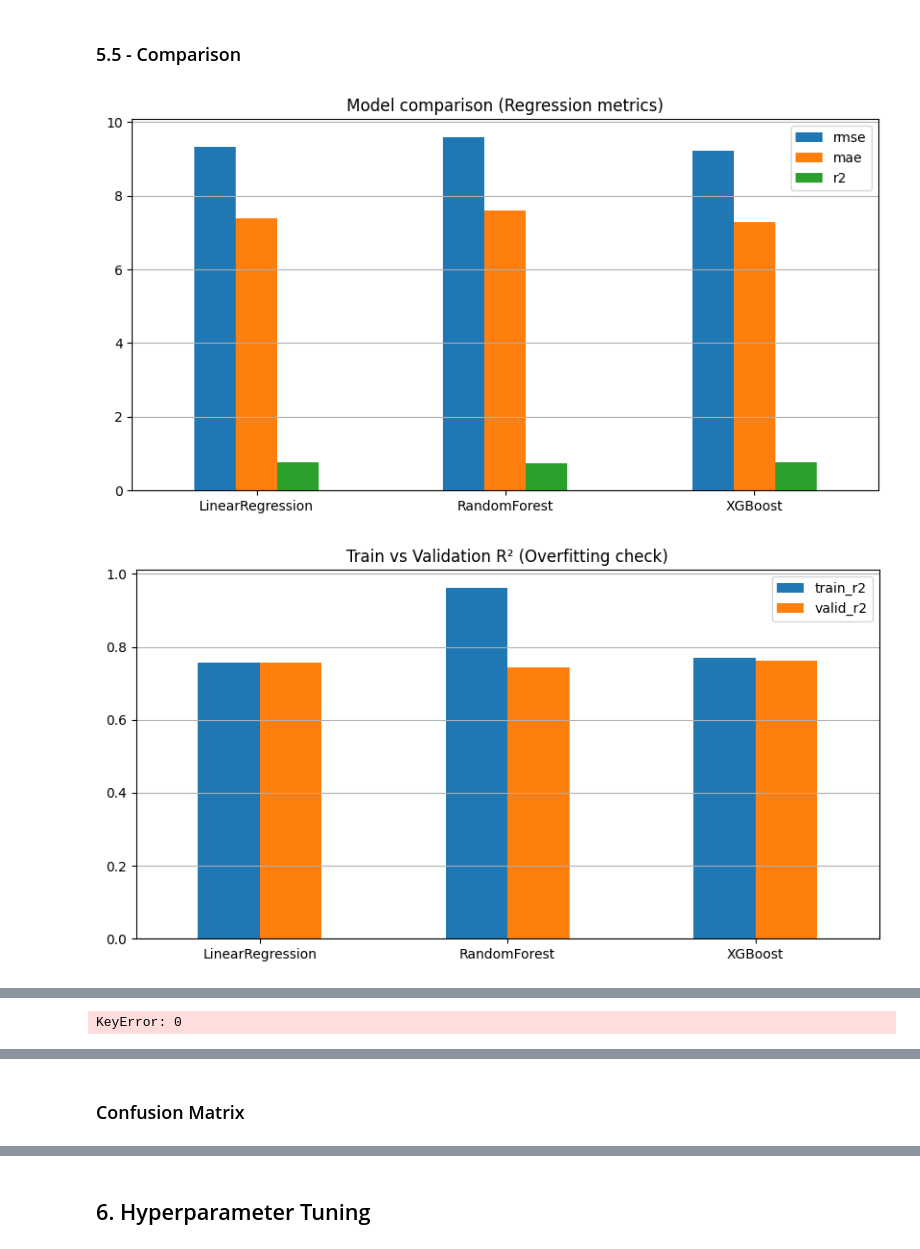
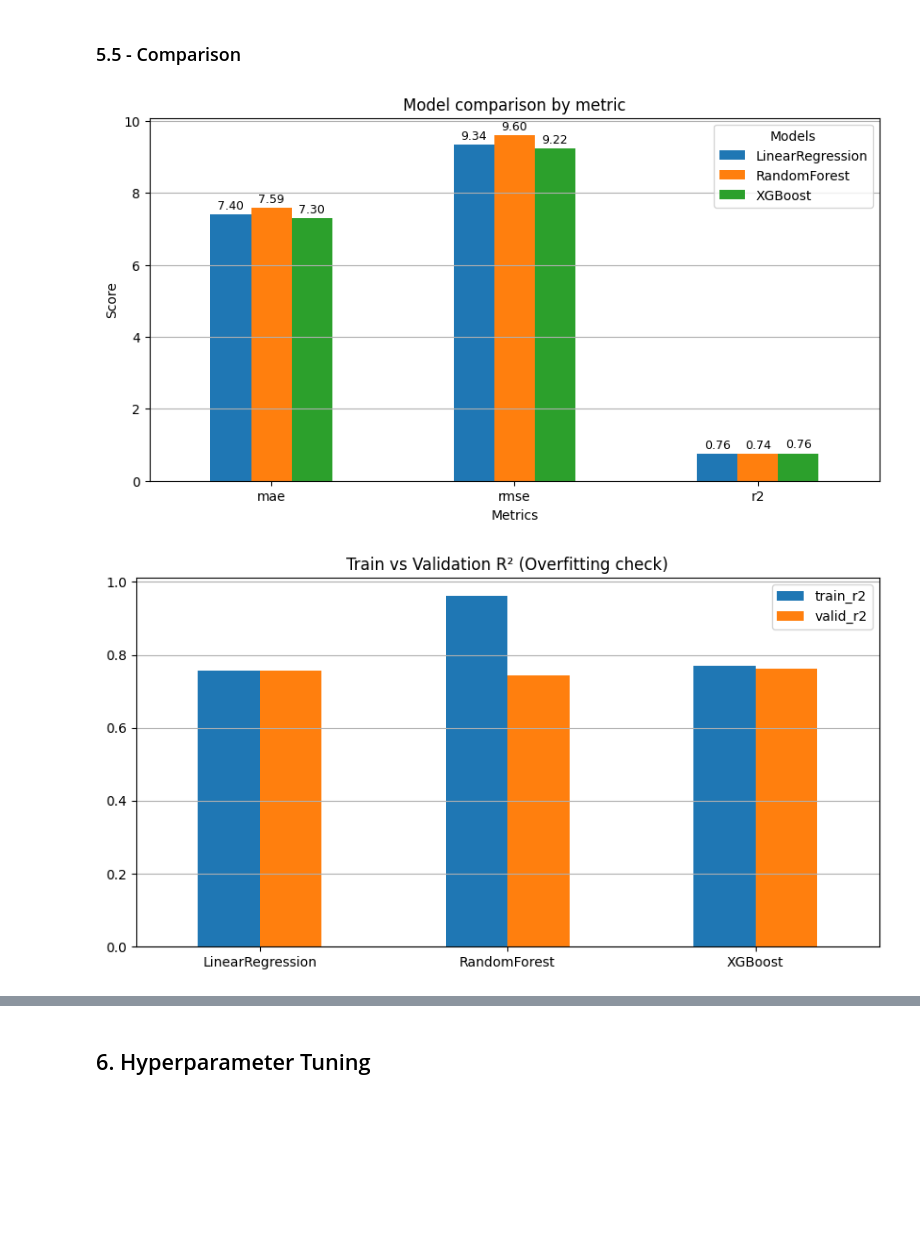
Before and after one commit to Muten-Roshi-Sama/MachineLearningLabs_4eiai40, a Jupyter notebook: Project2026/failure_prediction.ipynb, the cells around one changed output, grey strips where cells are left out. Drawn from its saved outputs; the diff is of its cells as text; code cells hidden in the pictures; blank space fills up the shorter version.

Commit message:
Graph analysis of model differences.

```diff
--- a/Project2026/failure_prediction.ipynb
+++ b/Project2026/failure_prediction.ipynb
@@ -2432,49 +2434,56 @@ comparison_df.sort_values("gap")
 
 
 # Plot MAE, RMSE, R2
-metrics = ["rmse", "mae", "r2"]
-comparison_df[metrics].plot(kind="bar", figsize=(10,5))
-plt.title("Model comparison (Regression metrics)")
+metrics = ["mae", "rmse", "r2"]
+df_plot = comparison_df[metrics].T
+ax = df_plot.plot(kind="bar", figsize=(10,5))
+plt.title("Model comparison by metric")
+plt.xlabel("Metrics")
+plt.ylabel("Score")
 plt.xticks(rotation=0)
 plt.grid(axis="y")
+plt.legend(title="Models")
+for container in ax.containers:
+    ax.bar_label(container, fmt="%.2f", fontsize=9, padding=2)
 plt.show()
+
 
 # Overfitting
 comparison_df[["train_r2", "valid_r2"]].plot(kind="bar", figsize=(10,5))
 plt.title("Train vs Validation R² (Overfitting check)")
 plt.xticks(rotation=0)
 plt.grid(axis="y")
 plt.show()
+
 
 # Critical Zone error
 comparison_df["critical_mae"].plot(kind="bar", figsize=(8,4))
 plt.title("Error in critical zone (40–60)")
 plt.xticks(rotation=0)
 plt.grid(axis="y")
 plt.show()
 
 # Failure detection performance
 comparison_df[["fail_recall", "false_negatives"]].plot(kind="bar", figsize=(10,5))
 plt.title("Failure detection performance")
 plt.xticks(rotation=0)
 plt.grid(axis="y")
 plt.show()
 
 # Trade off
-plt.figure(figsize=(6,5))
-plt.scatter(comparison_df["rmse"], comparison_df["fail_recall"])
+# plt.figure(figsize=(6,5))
+# plt.scatter(comparison_df["rmse"], comparison_df["fail_recall"])
 
-for i, txt in enumerate(comparison_df.index):
-    plt.annotate(txt, (comparison_df["rmse"][i], comparison_df["fail_recall"][i]))
+# for i, txt in enumerate(comparison_df.index):
+#     plt.annotate(txt, (comparison_df["rmse"][i], comparison_df["fail_recall"][i]))
 
-plt.xlabel("RMSE (lower is better)")
-plt.ylabel("Fail recall (higher is better)")
-plt.title("Performance vs Risk trade-off")
-plt.grid()
-plt.show()
+# plt.xlabel("RMSE (lower is better)")
+# plt.ylabel("Fail recall (higher is better)")
+# plt.title("Performance vs Risk trade-off")
+# plt.grid()
+# plt.show()
 # %% [output]
-[figure, old version]
+[figure, new version]
 [figure]
 [figure]
 [figure]
-KeyError: 0
@@ -2482,2 +2489,0 @@ KeyError: 0
-# %% [markdown]
-### Confusion Matrix
```
Also changed, not shown: parts of 4 cells of this notebook.
